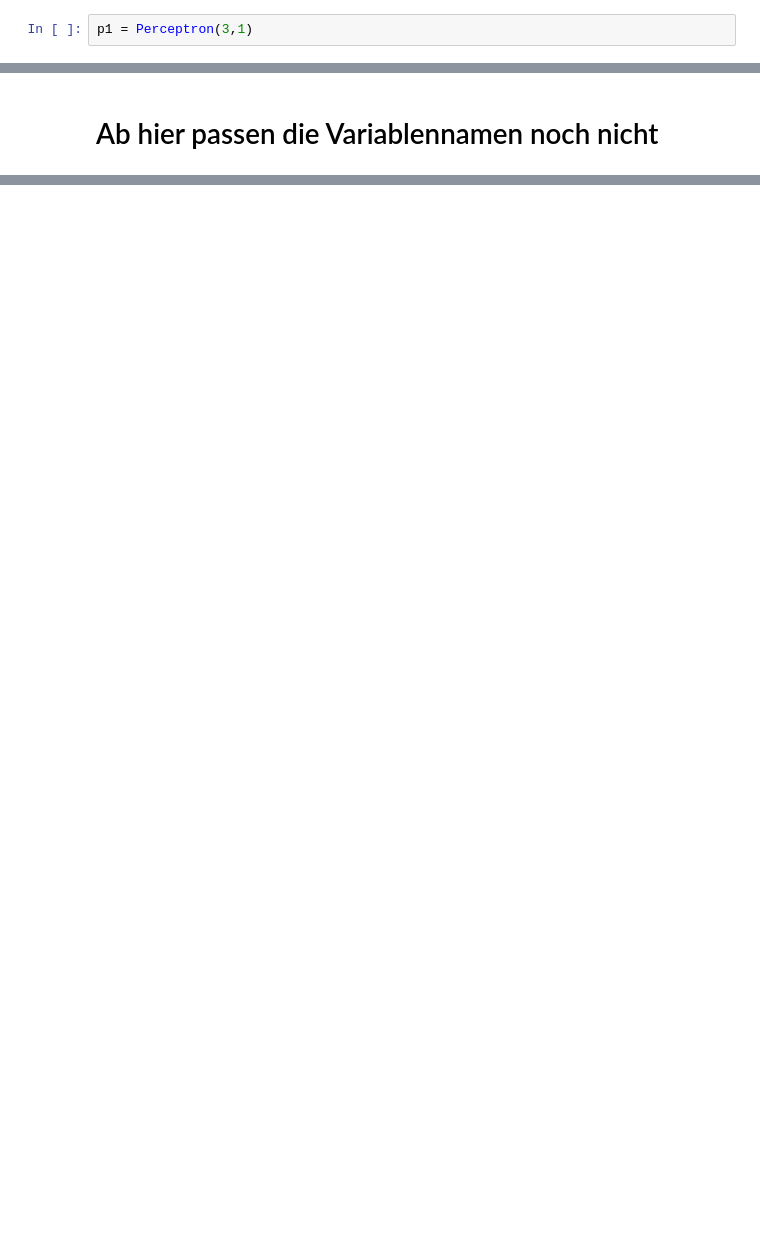
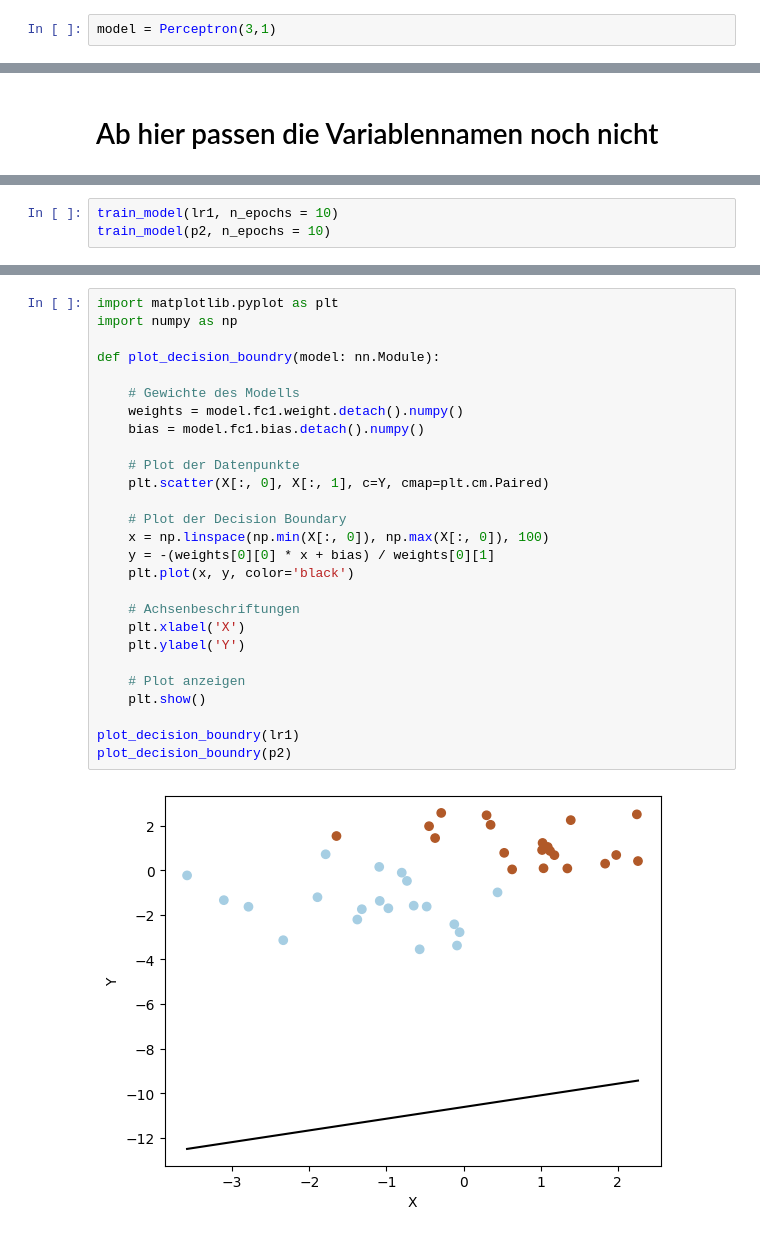
Before and after one commit to Avolord/LabNeuronaleNetze, a Jupyter notebook: ha3/notebook.ipynb, the cells around one changed output, grey strips where cells are left out. Saved outputs shown, nothing was run; the diff lists cells and outputs as text; blank space fills up the shorter version.

```diff
--- a/ha3/notebook.ipynb
+++ b/ha3/notebook.ipynb
@@ -19,5 +19,5 @@ class Perceptron(nn.Module):
 
         return y
 # %%
-p1 = Perceptron(3,1)
+model = Perceptron(3,1)
 # %%
@@ -159,0 +159,3 @@ for epoch in range(n_epochs):  # the model will train for a fixed number of epoc
+# %%
+train_model(lr1, n_epochs = 10)
+train_model(p2, n_epochs = 10)
@@ -159,0 +180,29 @@ for epoch in range(n_epochs):  # the model will train for a fixed number of epoc
+# %%
+import matplotlib.pyplot as plt
+import numpy as np
+
+def plot_decision_boundry(model: nn.Module):
+
+    # Gewichte des Modells
+    weights = model.fc1.weight.detach().numpy()
+    bias = model.fc1.bias.detach().numpy()
+
+    # Plot der Datenpunkte
+    plt.scatter(X[:, 0], X[:, 1], c=Y, cmap=plt.cm.Paired)
+
+    # Plot der Decision Boundary
+    x = np.linspace(np.min(X[:, 0]), np.max(X[:, 0]), 100)
+    y = -(weights[0][0] * x + bias) / weights[0][1]
+    plt.plot(x, y, color='black')
+
+    # Achsenbeschriftungen
+    plt.xlabel('X')
+    plt.ylabel('Y')
+
+    # Plot anzeigen
+    plt.show()
+
+plot_decision_boundry(lr1)
+plot_decision_boundry(p2)
+# %% [output]
+[figure, added]
```
Also changed, not shown: parts of 15 cells of this notebook, 2 other files.
